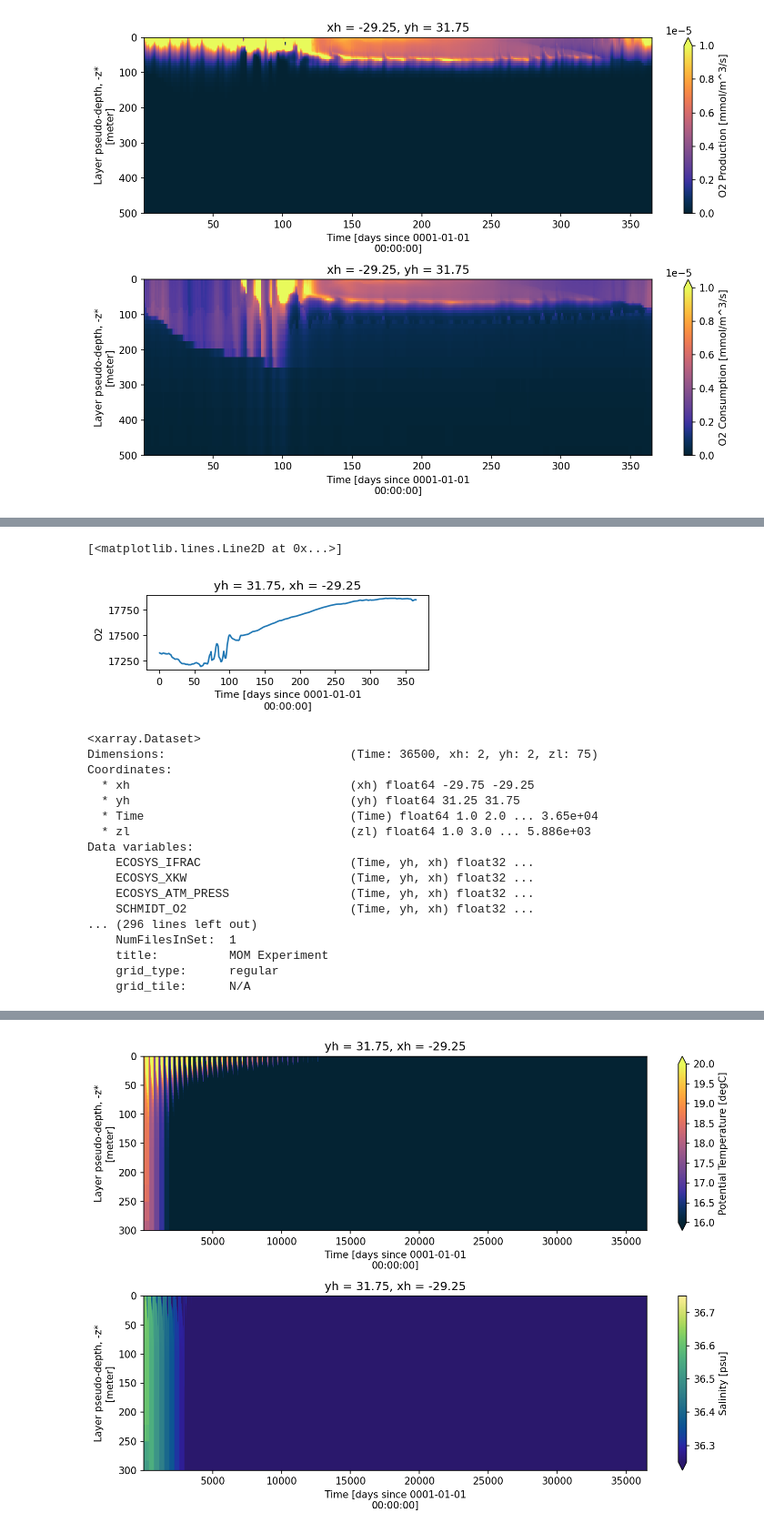
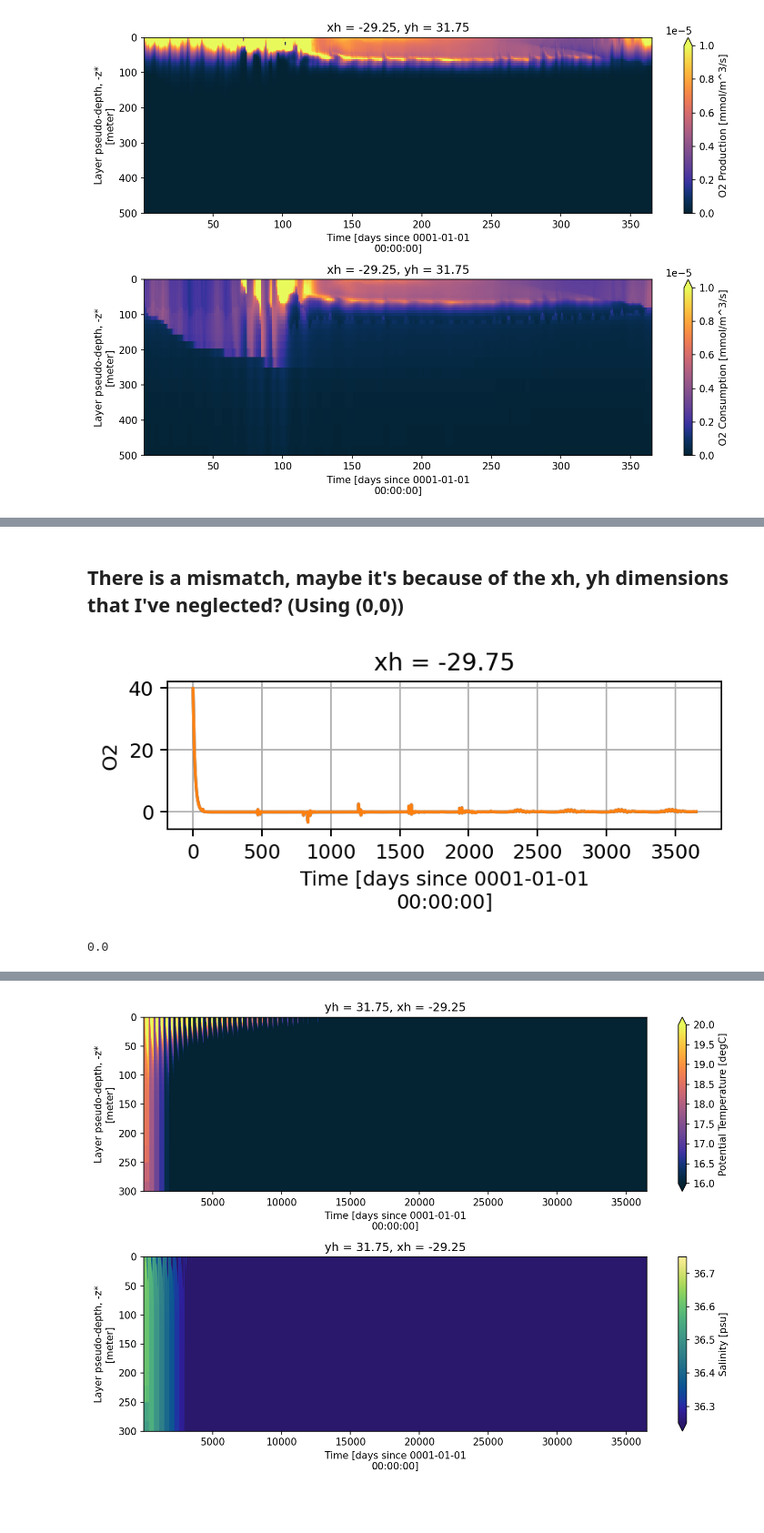
Before and after one commit to ElizabethYankovsky/MARBL_notebooks, a Jupyter notebook: Basic_analysis.ipynb, the cells around one changed output, grey strips where cells are left out. Shown: that part at 91% size. Drawn from its saved outputs; the diff is of its cells as text; code cells hidden in the pictures; blank space fills up the shorter version.

```diff
--- a/Basic_analysis.ipynb
+++ b/Basic_analysis.ipynb
@@ -13,12 +13,12 @@ from xgcm import Grid
 # %% [output]
 Once deleted, variables cannot be recovered. Proceed (y/[n])?  y
 # %%
-%cd /glade/u/home/eyankovsky/MOM6-examples/ocean_only/my_single_column/KPP
+%cd /glade/u/home/eyankovsky/MOM6-examples/ocean_only/single_column/KPP_MARBL
 #fs = xr.open_dataset('KPP/static.nc', decode_times=False)
-# os = xr.open_dataset('ocean.stats.nc', decode_times=False)
-# ds = xr.open_dataset('prog.nc', decode_times=False)
-# MARBL = xr.open_dataset('marbl.nc', decode_times=False)
+os = xr.open_dataset('ocean.stats.nc', decode_times=False)
+ds = xr.open_dataset('prog.nc', decode_times=False)
+MARBL = xr.open_dataset('marbl.nc', decode_times=False)
 prog = xr.open_dataset('prog_z.nc', decode_times=False)
-
+visc = xr.open_dataset('visc.nc', decode_times=False)
 forcing = xr.open_dataset('surffluxes.nc', decode_times=False)
 # %% [output]
@@ -122,30 +216,19 @@ fig.tight_layout()
+# %% [markdown]
+## There is a mismatch, maybe it's because of the xh, yh dimensions that I've neglected? (Using (0,0))
 # %%
-fig = plt.figure(figsize=(5, 3),dpi=80)
+fig = plt.figure(figsize=(5, 3),dpi=180)
 plt.subplot(2,1,1)
-timelim=365
-prog.O2[0:timelim,:,1,1].sum('zl').plot()
+timelim=365*10
+(prog.O2[0:timelim,:,1,0]-prog.O2[0:timelim,:,0,0]).sum('zl').plot()
+(ds.O2[0:timelim,:,1,0]-ds.O2[0:timelim,:,0,0]).sum('zl').plot()
+
+#(prog.O2[0:timelim,:,0,0]*dz/6000).sum('zl').plot()
+plt.grid()
 #plt.gca().invert_yaxis()
 #plt.ylim([500,0])
 # %% [output]
-[<matplotlib.lines.Line2D at 0x...>]
-[figure, old version]
+[figure, new version]
-# %%
-MARBL
-# %% [output]
-<xarray.Dataset>
-Dimensions:                          (Time: 36500, xh: 2, yh: 2, zl: 75)
-Coordinates:
-  * xh                               (xh) float64 -29.75 -29.25
-  * yh                               (yh) float64 31.25 31.75
-  * Time                             (Time) float64 1.0 2.0 ... 3.65e+04
-  * zl                               (zl) float64 1.0 3.0 ... 5.886e+03
-Data variables:
-    ECOSYS_IFRAC                     (Time, yh, xh) float32 ...
-    ECOSYS_XKW                       (Time, yh, xh) float32 ...
-    ECOSYS_ATM_PRESS                 (Time, yh, xh) float32 ...
-    SCHMIDT_O2                       (Time, yh, xh) float32 ...
-... (296 lines left out)
-    NumFilesInSet:  1
-    title:          MOM Experiment
-    grid_type:      regular
-    grid_tile:      N/A
+# %%
+np.nanmax(ds.zl-prog.zl)
+# %% [output]
+0.0
```
Also changed, not shown: parts of 22 cells of this notebook, 2 other files.
